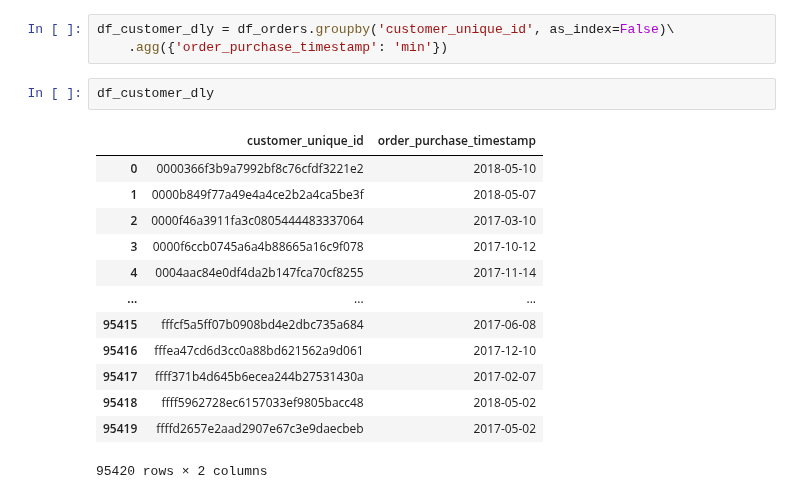
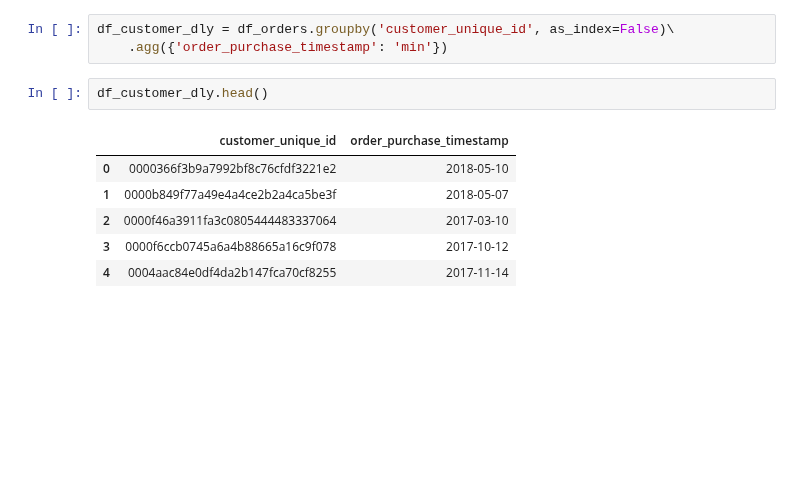
Before and after one commit to LarsTinnefeld/olist_ecom_analysis, a Jupyter notebook: 3 - Customer Segmentation/customer_segmentation.ipynb, the cells around one changed output. Cells and saved outputs as stored; diff of their text form; blank space fills up the shorter version.

```diff
--- a/3 - Customer Segmentation/customer_segmentation.ipynb
+++ b/3 - Customer Segmentation/customer_segmentation.ipynb
@@ -231,18 +230,11 @@ Index(['Unnamed: 0', 'Unnamed: 0.1', 'order_id', 'customer_id', 'order_status',
 df_customer_dly = df_orders.groupby('customer_unique_id', as_index=False)\
     .agg({'order_purchase_timestamp': 'min'})
 # %%
-df_customer_dly
+df_customer_dly.head()
 # %% [output]
 |  | customer_unique_id | order_purchase_timestamp |
 | 0 | 0000366f3b9a7992bf8c76cfdf3221e2 | 2018-05-10 |
 | 1 | 0000b849f77a49e4a4ce2b2a4ca5be3f | 2018-05-07 |
 | 2 | 0000f46a3911fa3c0805444483337064 | 2017-03-10 |
 | 3 | 0000f6ccb0745a6a4b88665a16c9f078 | 2017-10-12 |
 | 4 | 0004aac84e0df4da2b147fca70cf8255 | 2017-11-14 |
-| ... | ... | ... |
-| 95415 | fffcf5a5ff07b0908bd4e2dbc735a684 | 2017-06-08 |
-| 95416 | fffea47cd6d3cc0a88bd621562a9d061 | 2017-12-10 |
-| 95417 | ffff371b4d645b6ecea244b27531430a | 2017-02-07 |
-| 95418 | ffff5962728ec6157033ef9805bacc48 | 2018-05-02 |
-| 95419 | ffffd2657e2aad2907e67c3e9daecbeb | 2017-05-02 |
-95420 rows × 2 columns
```
Also changed, not shown: parts of 34 cells of this notebook.
